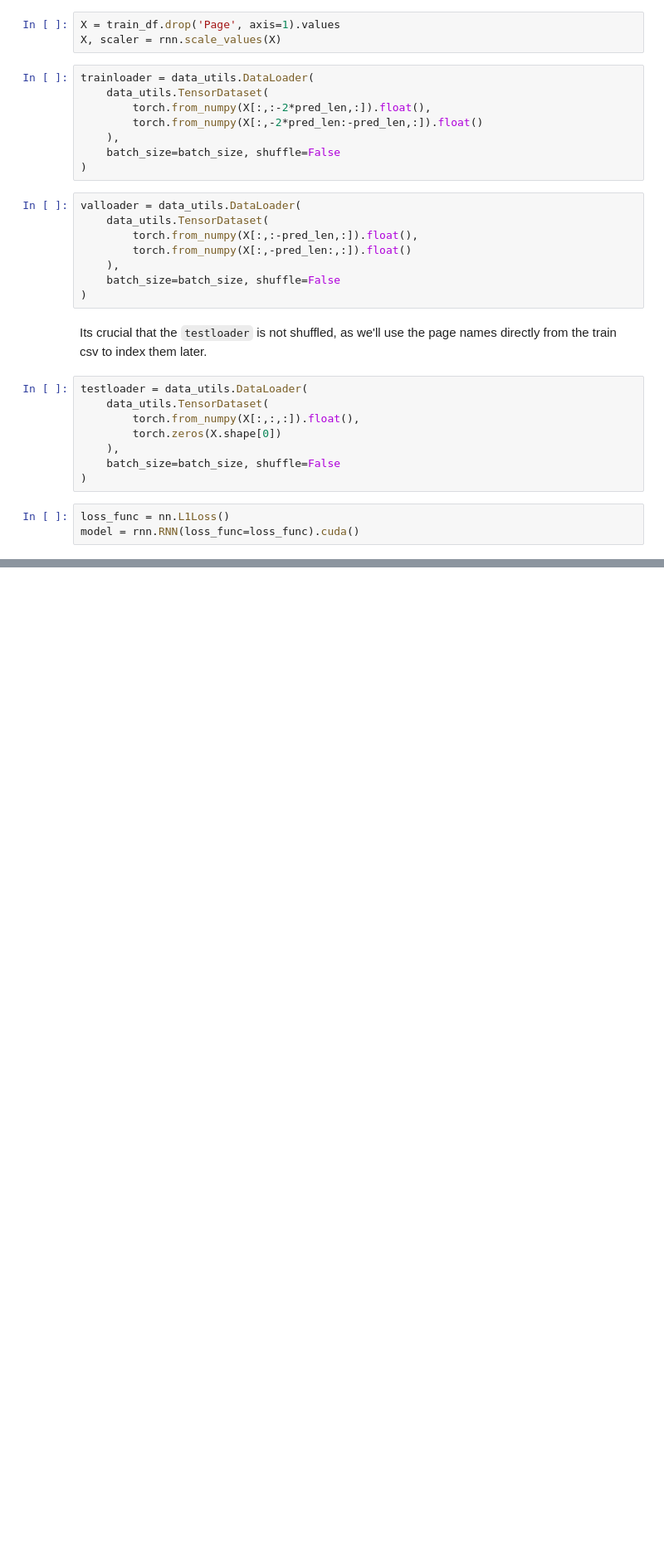
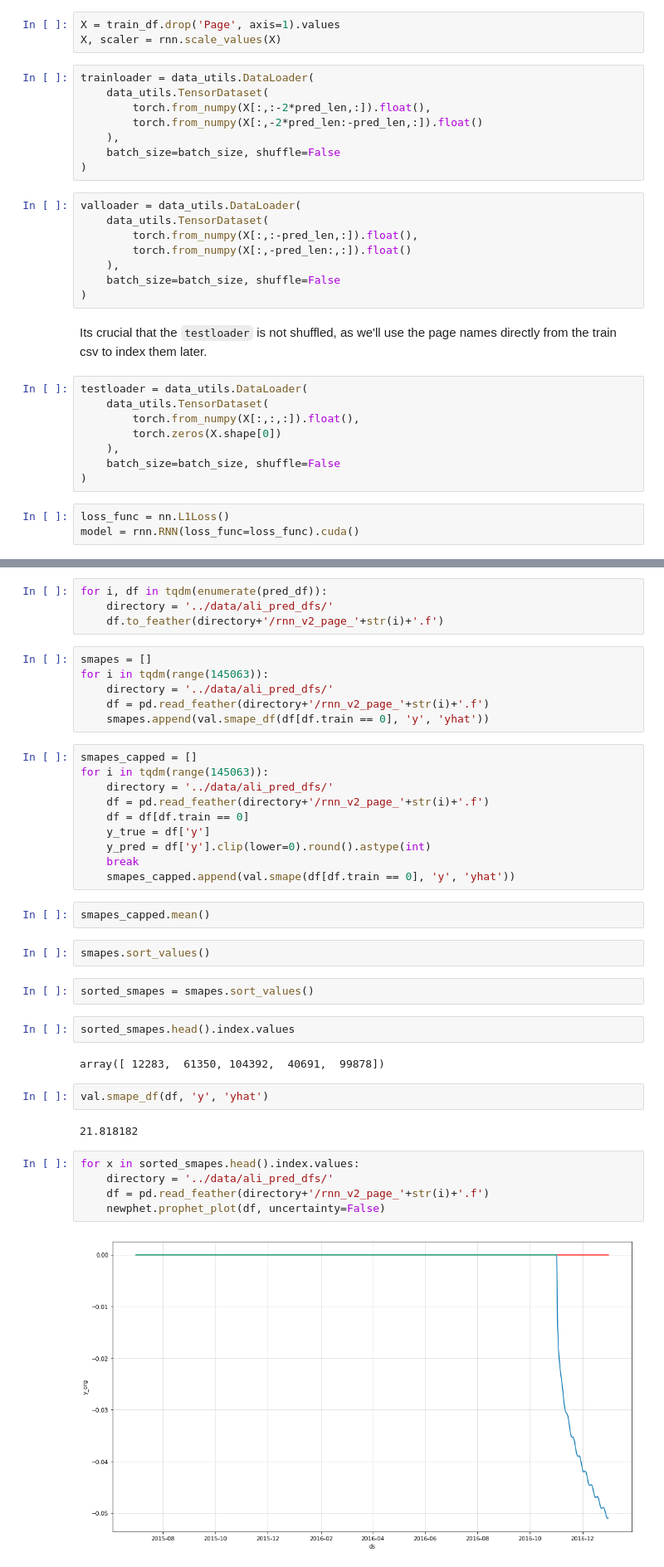
Before and after one commit to DBCerigo/kaggle-wiki, a Jupyter notebook: ali/pytorch-rnn-v2-train.ipynb, the cells around one changed output, grey strips where cells are left out. Shown: that part at 83% size. Cells and saved outputs as stored; diff of their text form; blank space fills up the shorter version.

```diff
--- a/ali/pytorch-rnn-v2-train.ipynb
+++ b/ali/pytorch-rnn-v2-train.ipynb
@@ -97,0 +152,41 @@ Elapsed time 805.6670889854431 seconds
+# %%
+for i, df in tqdm(enumerate(pred_df)):
+    directory = '../data/ali_pred_dfs/'
+    df.to_feather(directory+'/rnn_v2_page_'+str(i)+'.f')
+# %%
+smapes = []
+for i in tqdm(range(145063)):
+    directory = '../data/ali_pred_dfs/'
+    df = pd.read_feather(directory+'/rnn_v2_page_'+str(i)+'.f')
+    smapes.append(val.smape_df(df[df.train == 0], 'y', 'yhat'))
+# %%
+smapes_capped = []
+for i in tqdm(range(145063)):
+    directory = '../data/ali_pred_dfs/'
+    df = pd.read_feather(directory+'/rnn_v2_page_'+str(i)+'.f')
+    df = df[df.train == 0]
+    y_true = df['y']
+    y_pred = df['y'].clip(lower=0).round().astype(int)
+    break
+    smapes_capped.append(val.smape(df[df.train == 0], 'y', 'yhat'))
+# %%
+smapes_capped.mean()
+# %%
+smapes.sort_values()
+# %%
+sorted_smapes = smapes.sort_values()
+# %%
+sorted_smapes.head().index.values
+# %% [output]
+array([ 12283,  61350, 104392,  40691,  99878])
+# %%
+val.smape_df(df, 'y', 'yhat')
+# %% [output]
+21.818182
+# %%
+for x in sorted_smapes.head().index.values:
+    directory = '../data/ali_pred_dfs/'
+    df = pd.read_feather(directory+'/rnn_v2_page_'+str(i)+'.f')
+    newphet.prophet_plot(df, uncertainty=False)
+# %% [output]
+[figure, added]
```
Also changed, not shown: parts of 12 cells of this notebook, 4 other files.
